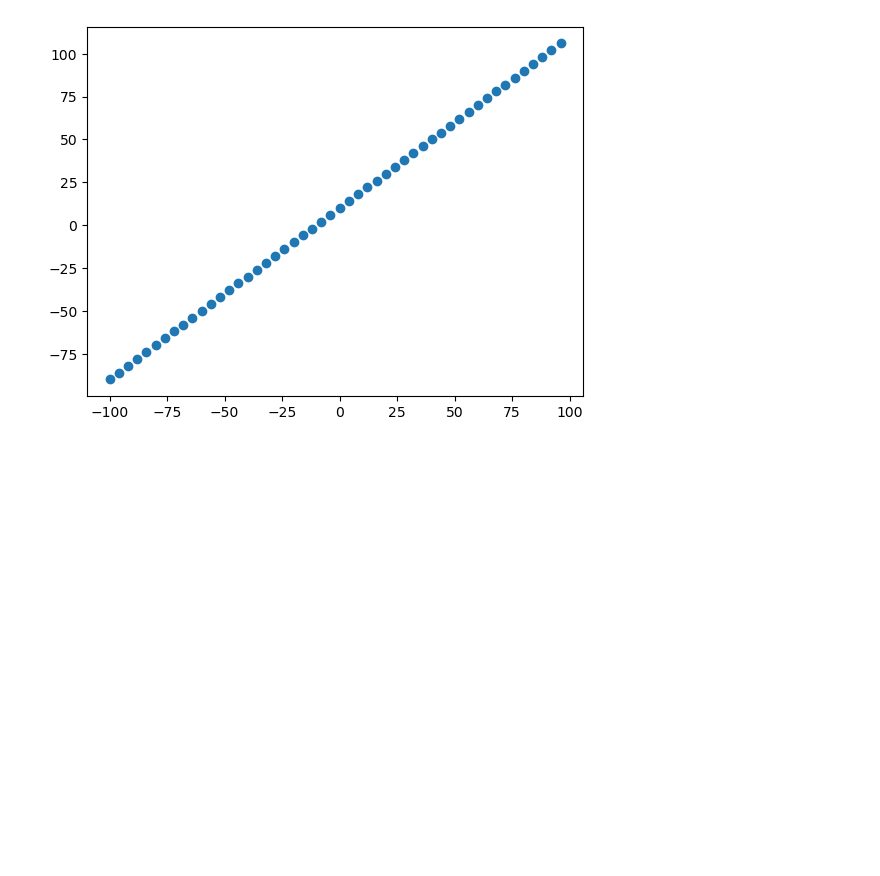
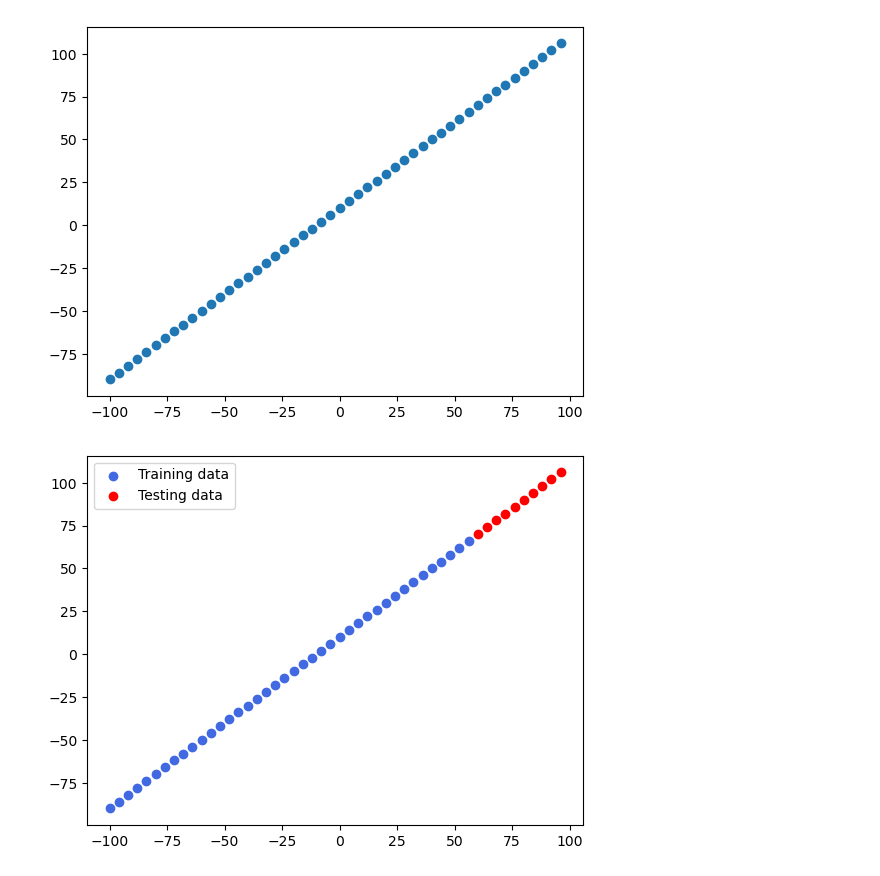
Before and after one commit to alchemistbg/udemy-tensorflow-developer-certificate-bootcamp, a Jupyter notebook: Section-03/Regression_with_tensorflow.ipynb, the cells around one changed output. Cells and saved outputs as stored; diff of their text form; code cells hidden in the pictures; blank space fills up the shorter version.

```diff
--- a/Section-03/Regression_with_tensorflow.ipynb
+++ b/Section-03/Regression_with_tensorflow.ipynb
@@ -356,4 +356,17 @@ plt.show()
 # %% [output]
 [figure]
 # %%
-tf.split
+X2_train = X2[:40]
+# %%
+y2_train = y2[:40]
+# %%
+X2_test = X2[40:]
+# %%
+y2_test = y2[40:]
+# %%
+plt.scatter(X2_train, y2_train, c = 'royalblue', label = 'Training data')
+plt.scatter(X2_test, y2_test, c = 'red', label = 'Testing data')
+plt.legend()
+plt.show()
+# %% [output]
+[figure, added]
```
Also changed, not shown: parts of 27 cells of this notebook.
